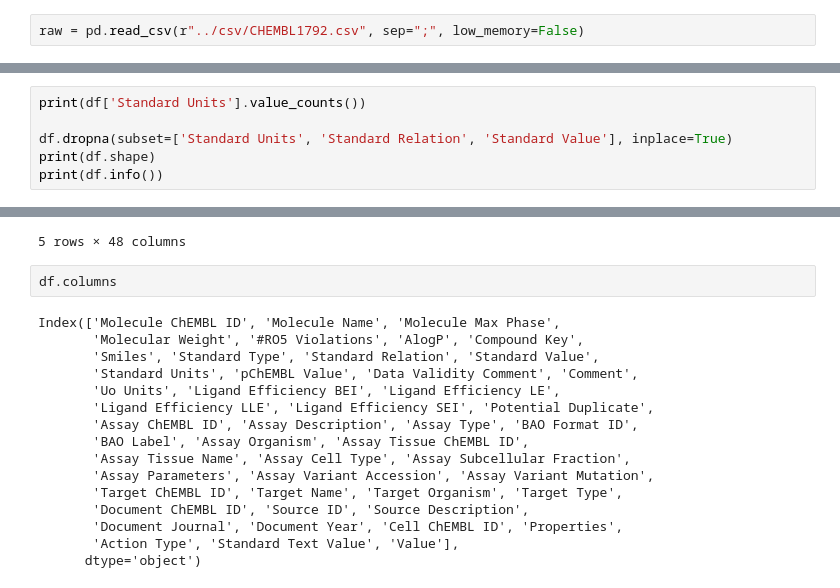
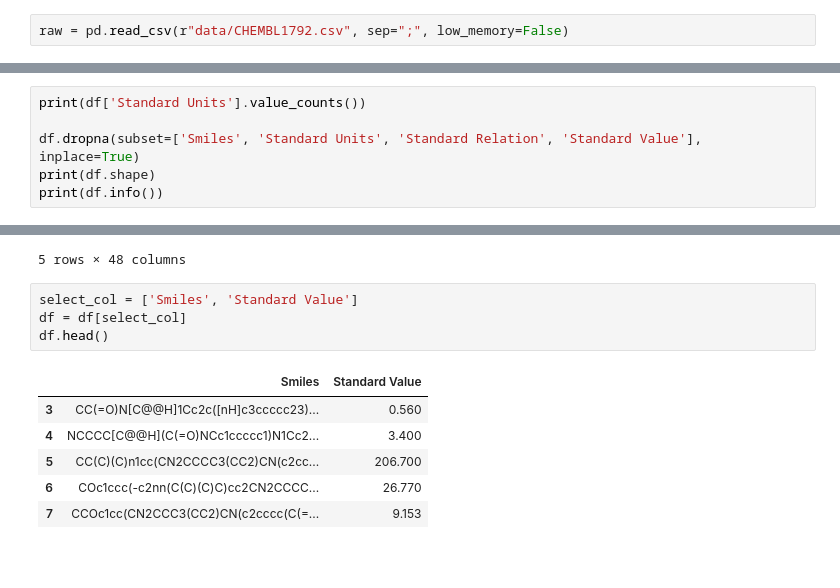
Before and after one commit to Yash-Dhanawate/PharmaGNN-XAI, a Jupyter notebook: XAI.ipynb, the cells around one changed output, grey strips where cells are left out. Drawn from its saved outputs; the diff is of its cells as text; blank space fills up the shorter version.

```diff
--- a/XAI.ipynb
+++ b/XAI.ipynb
@@ -3,5 +19,5 @@ import pandas as pd
 # %%
-raw = pd.read_csv(r"../csv/CHEMBL1792.csv", sep=";", low_memory=False)
+raw = pd.read_csv(r"data/CHEMBL1792.csv", sep=";", low_memory=False)
 # %%
 raw['Standard Type'].value_counts()
 # %% [output]
@@ -47,7 +63,7 @@ None
 # %%
 print(df['Standard Units'].value_counts())
 
-df.dropna(subset=['Standard Units', 'Standard Relation', 'Standard Value'], inplace=True)
+df.dropna(subset=['Smiles', 'Standard Units', 'Standard Relation', 'Standard Value'], inplace=True)
 print(df.shape)
 print(df.info())
 # %% [output]
@@ -80,20 +96,13 @@ df.head()
 | 7 | CHEMBL3665813 | NaN | NaN | 548.61 | 2.0 | 5.98 | ... |
 5 rows × 48 columns
 # %%
-df.columns
+select_col = ['Smiles', 'Standard Value']
+df = df[select_col]
+df.head()
 # %% [output]
-Index(['Molecule ChEMBL ID', 'Molecule Name', 'Molecule Max Phase',
-       'Molecular Weight', '#RO5 Violations', 'AlogP', 'Compound Key',
-       'Smiles', 'Standard Type', 'Standard Relation', 'Standard Value',
-       'Standard Units', 'pChEMBL Value', 'Data Validity Comment', 'Comment',
-       'Uo Units', 'Ligand Efficiency BEI', 'Ligand Efficiency LE',
-       'Ligand Efficiency LLE', 'Ligand Efficiency SEI', 'Potential Duplicate',
-       'Assay ChEMBL ID', 'Assay Description', 'Assay Type', 'BAO Format ID',
-       'BAO Label', 'Assay Organism', 'Assay Tissue ChEMBL ID',
-       'Assay Tissue Name', 'Assay Cell Type', 'Assay Subcellular Fraction',
-       'Assay Parameters', 'Assay Variant Accession', 'Assay Variant Mutation',
-       'Target ChEMBL ID', 'Target Name', 'Target Organism', 'Target Type',
-       'Document ChEMBL ID', 'Source ID', 'Source Description',
-       'Document Journal', 'Document Year', 'Cell ChEMBL ID', 'Properties',
-       'Action Type', 'Standard Text Value', 'Value'],
-      dtype='object')
+|  | Smiles | Standard Value |
+| 3 | CC(=O)N[C@@H]1Cc2c([nH]c3ccccc23)... | 0.560 |
+| 4 | NCCCC[C@@H](C(=O)NCc1ccccc1)N1Cc2... | 3.400 |
+| 5 | CC(C)(C)n1cc(CN2CCCC3(CC2)CN(c2cc... | 206.700 |
+| 6 | COc1ccc(-c2nn(C(C)(C)C)cc2CN2CCCC... | 26.770 |
+| 7 | CCOc1cc(CN2CCC3(CC2)CN(c2cccc(C(=... | 9.153 |
```
Also changed, not shown: parts of 10 cells of this notebook, 1 other file.
